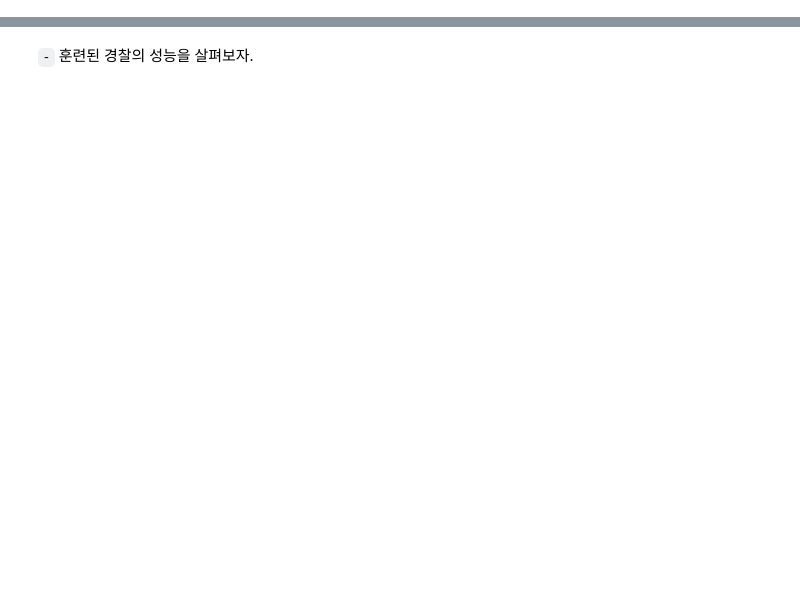
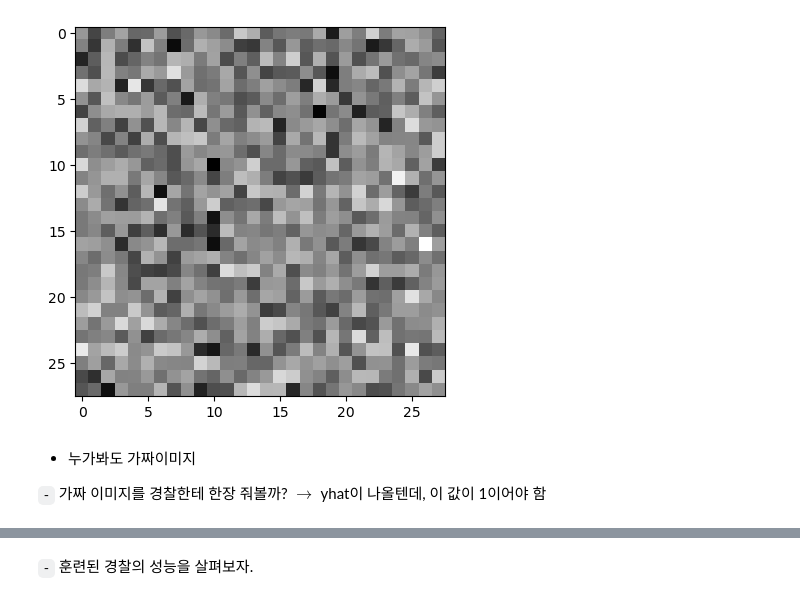
Before and after one commit to guebin/DL2024, a Jupyter notebook: docs/posts/08wk-1.out.ipynb, the cells around one changed output, grey strips where cells are left out. Saved outputs shown, nothing was run; the diff lists cells and outputs as text; code cells hidden in the pictures; blank space fills up the shorter version.

```diff
--- a/docs/posts/08wk-1.out.ipynb
+++ b/docs/posts/08wk-1.out.ipynb
@@ -130,3 +0,0 @@ plt.imshow(X[0])
-# %%
-X=X.reshape(6131,28*28)
-X.shape
@@ -266,0 +142,16 @@ for i in range(50):
+# %%
+class Reshape2828(torch.nn.Module):
+    def __init__(self):
+        super().__init__()
+    def forward(self,X):
+        return X.reshape(-1,1,28,28)
+# %%
+net_faker = torch.nn.Sequential(
+    torch.nn.Linear(in_features=4, out_features=64), # (n,4) -> (n,64)
+    torch.nn.ReLU(),
+    torch.nn.Linear(in_features=64, out_features=64), # (n,64) -> (n,64)
+    torch.nn.ReLU(),
+    torch.nn.Linear(in_features=64, out_features=784), # (n,64) -> (n,784)
+    torch.nn.Sigmoid(), # 출력을 0~1로 눌러주는 역할.. -- 저는 이 레이어가 일종의 문화충격이었어요.. (시그모이드를 이렇게 쓴다고??)
+    Reshape2828()
+)
@@ -266,0 +206,3 @@ for i in range(50):
+# %%
+Noise = torch.randn(1,4)
+Noise
@@ -266,0 +211,9 @@ for i in range(50):
+# %%
+plt.imshow(net_faker(Noise).data.reshape(28,28),cmap="gray")
+# %% [output]
+[figure, added]
+# %% [markdown]
+-   누가봐도 가짜이미지
+
+`-` 가짜 이미지를 경찰한테 한장 줘볼까? $\to$ yhat이 나올텐데, 이 값이
+1이어야 함
```
Also changed, not shown: parts of 107 cells of this notebook, 46 other files.
